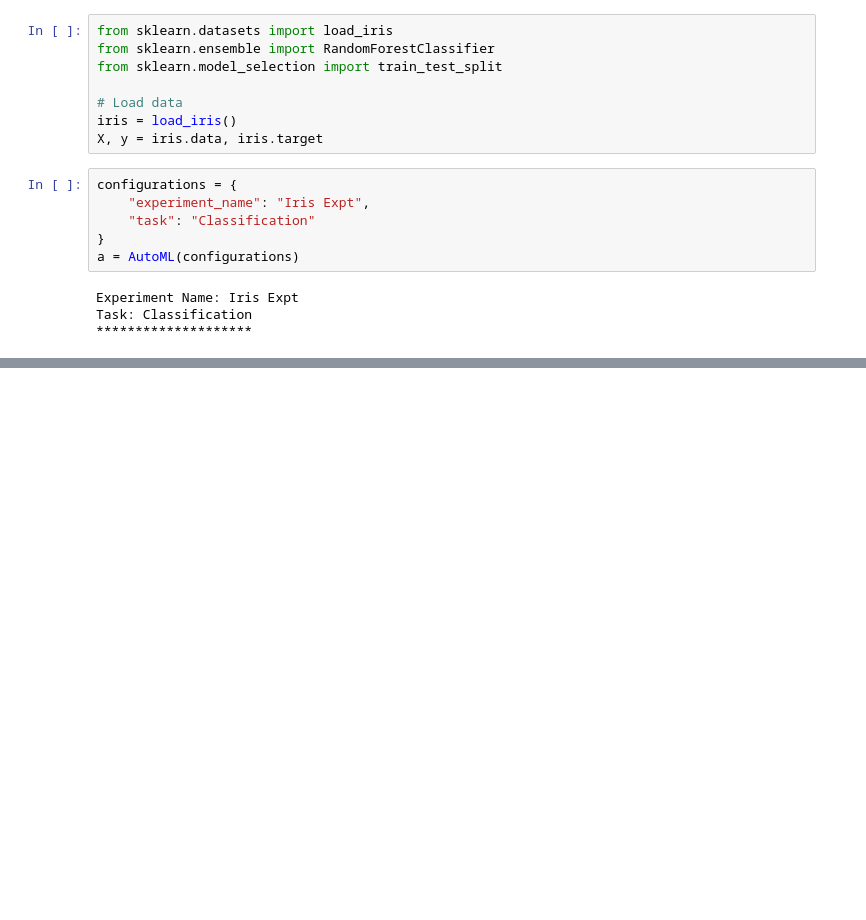
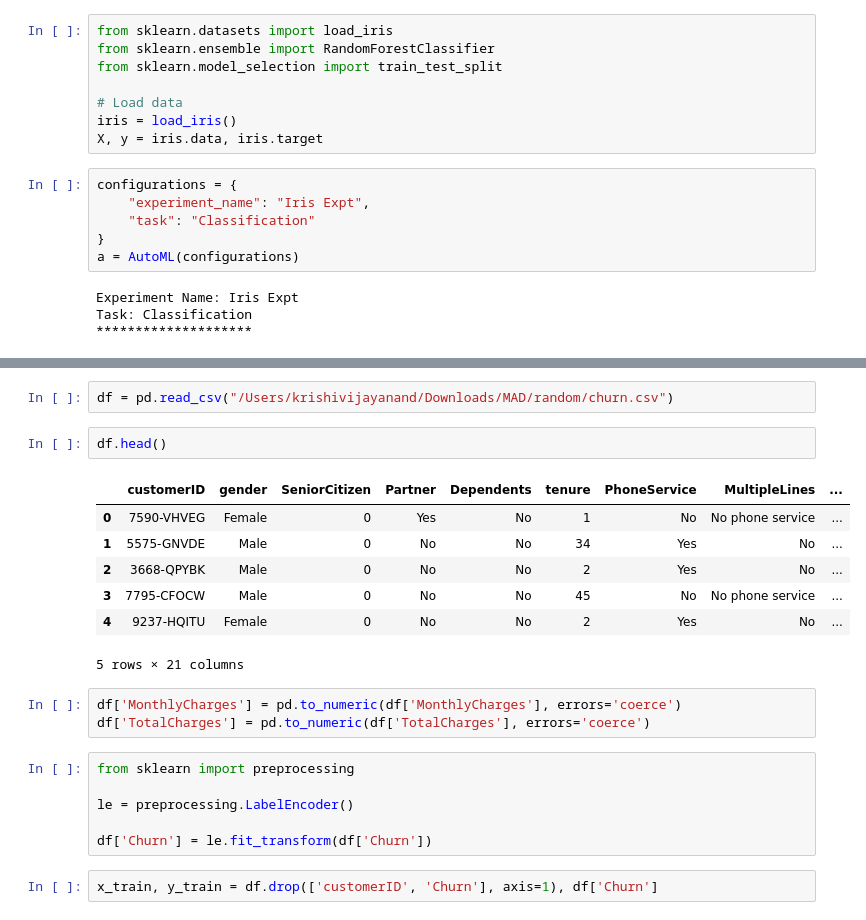
Before and after one commit to krisss08/AutoML-Library, a Jupyter notebook: demo.ipynb, the cells around one changed output, grey strips where cells are left out. Cells and saved outputs as stored; diff of their text form; blank space fills up the shorter version.

```diff
--- a/demo.ipynb
+++ b/demo.ipynb
@@ -76,0 +27,23 @@ import pandas as pd
+# %%
+df = pd.read_csv("/Users/krishivijayanand/Downloads/MAD/random/churn.csv")
+# %%
+df.head()
+# %% [output]
+|  | customerID | gender | SeniorCitizen | Partner | Dependents | tenure | PhoneService | MultipleLines | ... |
+| 0 | 7590-VHVEG | Female | 0 | Yes | No | 1 | No | No phone service | ... |
+| 1 | 5575-GNVDE | Male | 0 | No | No | 34 | Yes | No | ... |
+| 2 | 3668-QPYBK | Male | 0 | No | No | 2 | Yes | No | ... |
+| 3 | 7795-CFOCW | Male | 0 | No | No | 45 | No | No phone service | ... |
+| 4 | 9237-HQITU | Female | 0 | No | No | 2 | Yes | No | ... |
+5 rows × 21 columns
+# %%
+df['MonthlyCharges'] = pd.to_numeric(df['MonthlyCharges'], errors='coerce')
+df['TotalCharges'] = pd.to_numeric(df['TotalCharges'], errors='coerce')
+# %%
+from sklearn import preprocessing
+
+le = preprocessing.LabelEncoder()
+
+df['Churn'] = le.fit_transform(df['Churn'])
+# %%
+x_train, y_train = df.drop(['customerID', 'Churn'], axis=1), df['Churn']
```
Also changed, not shown: parts of 11 cells of this notebook, 3 other files.
